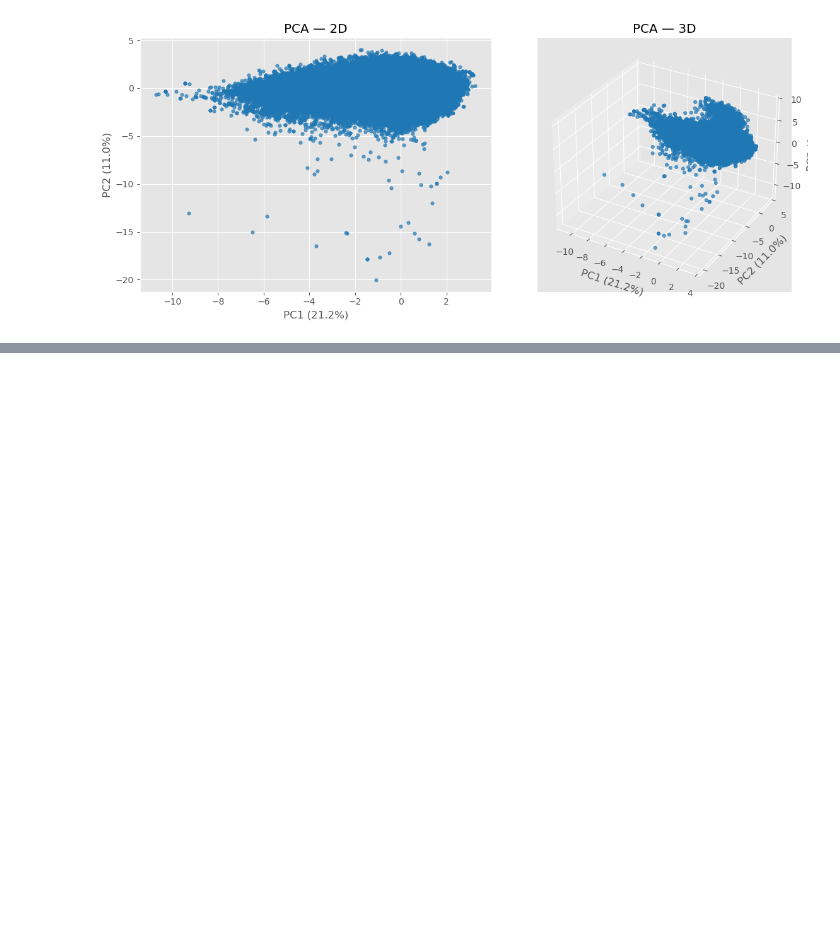
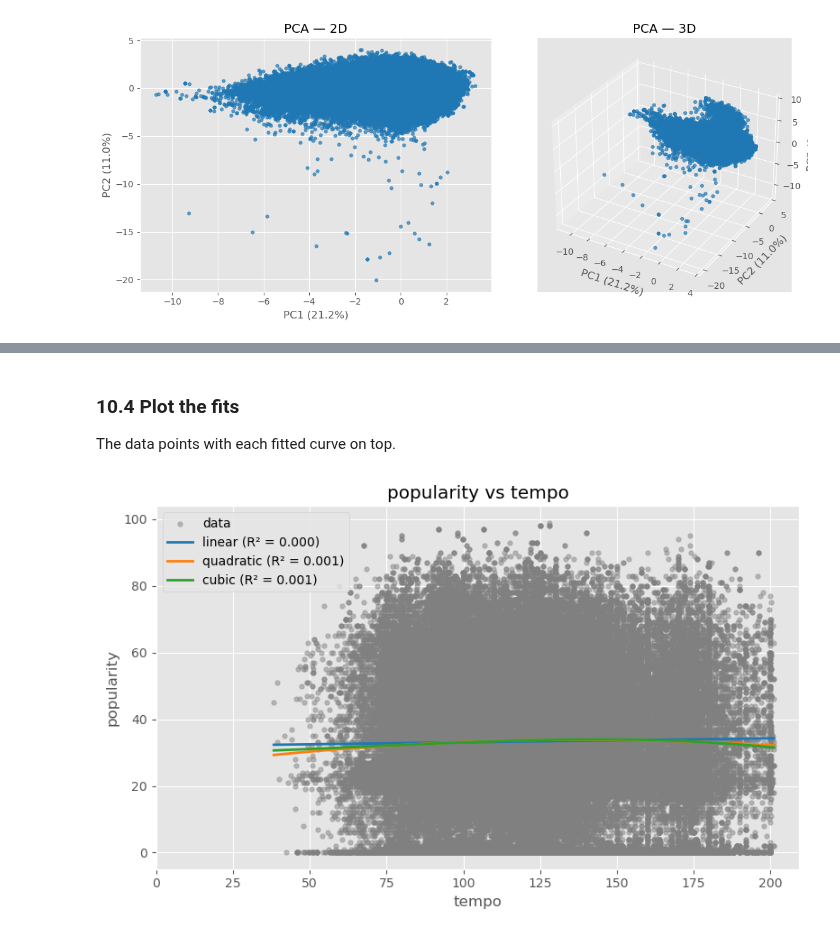
Before and after one commit to Telmo-Claro/ds_toolkit, a Jupyter notebook: main.ipynb, the cells around one changed output, grey strips where cells are left out. Cells and saved outputs as stored; diff of their text form; code cells hidden in the pictures; blank space fills up the shorter version.

```diff
--- a/main.ipynb
+++ b/main.ipynb
@@ -391,0 +472,5 @@ tk.plot_pca(components, color_by=COLOR_BY, save_as=SAVE_AS)
+# %%
+DEGREES = (1, 2, 3) # 1 = linear, 2 = quadratic, 3 = cubic
+
+results = md.fit(clean, X, Y, DEGREES)
+results
@@ -391,0 +484,9 @@ tk.plot_pca(components, color_by=COLOR_BY, save_as=SAVE_AS)
+# %% [markdown]
+### <a id="104-plot-the-fits"></a>10.4 Plot the fits
+The data points with each fitted curve on top.
+# %%
+SAVE_AS = None      # None, or a file name like "regression" to save it in output/
+
+md.plot_fits(clean, results, save_as=SAVE_AS)
+# %% [output]
+[figure, added]
```
Also changed, not shown: parts of 32 cells of this notebook, 2 other files.
